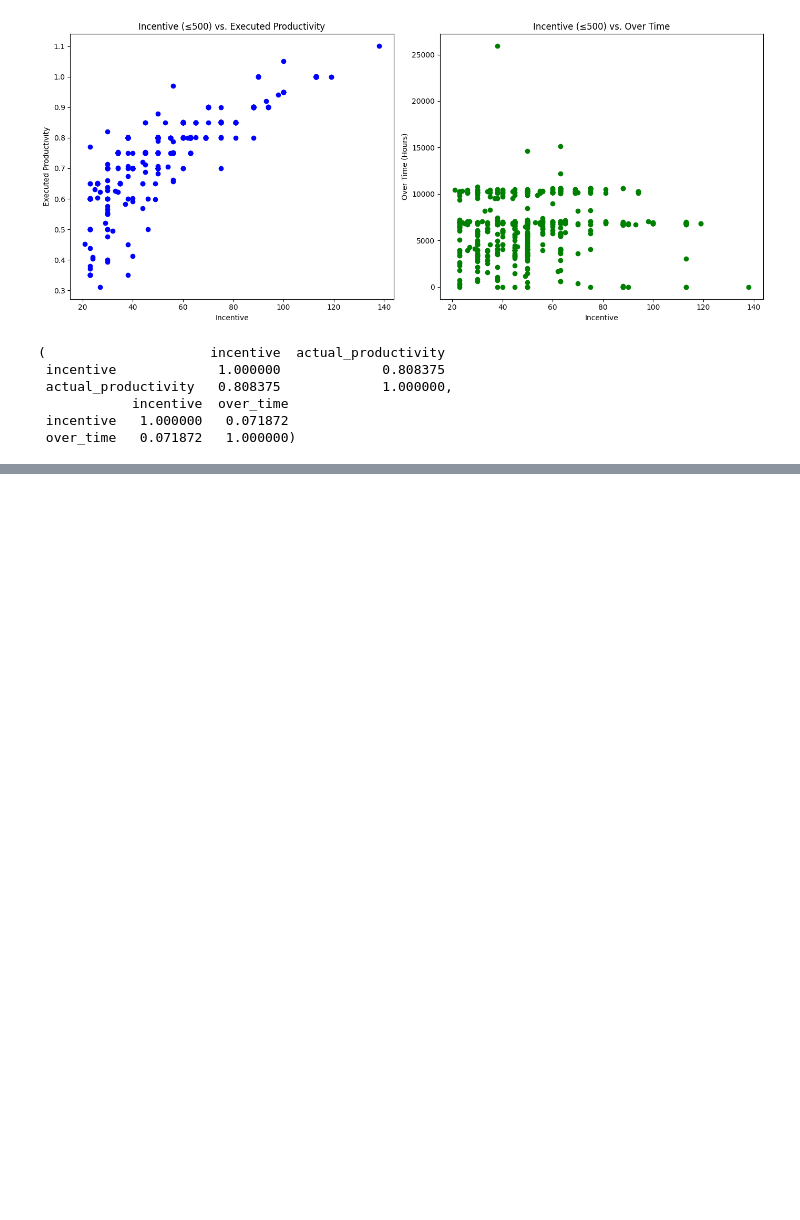
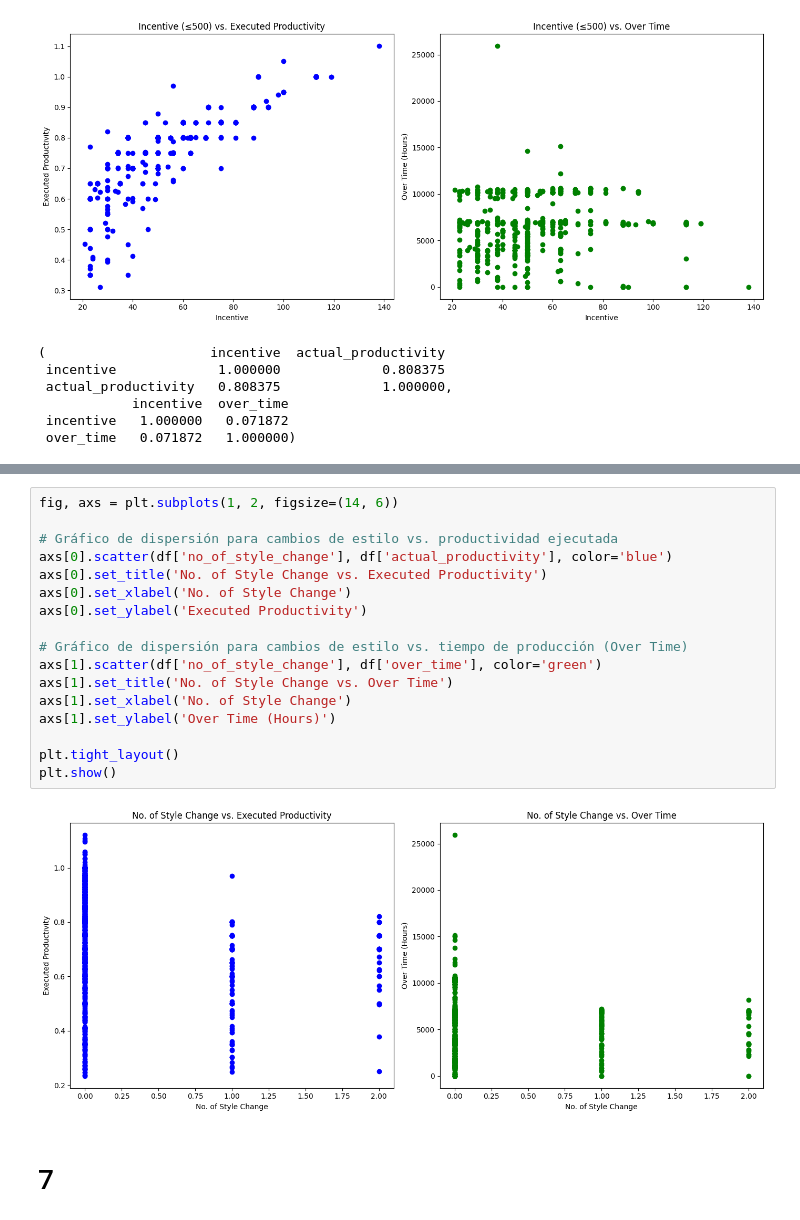
Before and after one commit to DiegoRojasMarinkelle/Proyecto-1---ACTD, a Jupyter notebook: Visualizaciones.ipynb, the cells around one changed output, grey strips where cells are left out. Saved outputs shown, nothing was run; the diff lists cells and outputs as text; blank space fills up the shorter version.

```diff
--- a/Visualizaciones.ipynb
+++ b/Visualizaciones.ipynb
@@ -194,0 +216,21 @@ correlacion_incentivo_productividad_filtrado, correlacion_incentivo_overtime_fil
+# %%
+fig, axs = plt.subplots(1, 2, figsize=(14, 6))
+
+# Gráfico de dispersión para cambios de estilo vs. productividad ejecutada
+axs[0].scatter(df['no_of_style_change'], df['actual_productivity'], color='blue')
+axs[0].set_title('No. of Style Change vs. Executed Productivity')
+axs[0].set_xlabel('No. of Style Change')
+axs[0].set_ylabel('Executed Productivity')
+
+# Gráfico de dispersión para cambios de estilo vs. tiempo de producción (Over Time)
+axs[1].scatter(df['no_of_style_change'], df['over_time'], color='green')
+axs[1].set_title('No. of Style Change vs. Over Time')
+axs[1].set_xlabel('No. of Style Change')
+axs[1].set_ylabel('Over Time (Hours)')
+
+plt.tight_layout()
+plt.show()
+# %% [output]
+[figure, added]
+# %% [markdown]
+# 7
```
Also changed, not shown: parts of 9 cells of this notebook.
